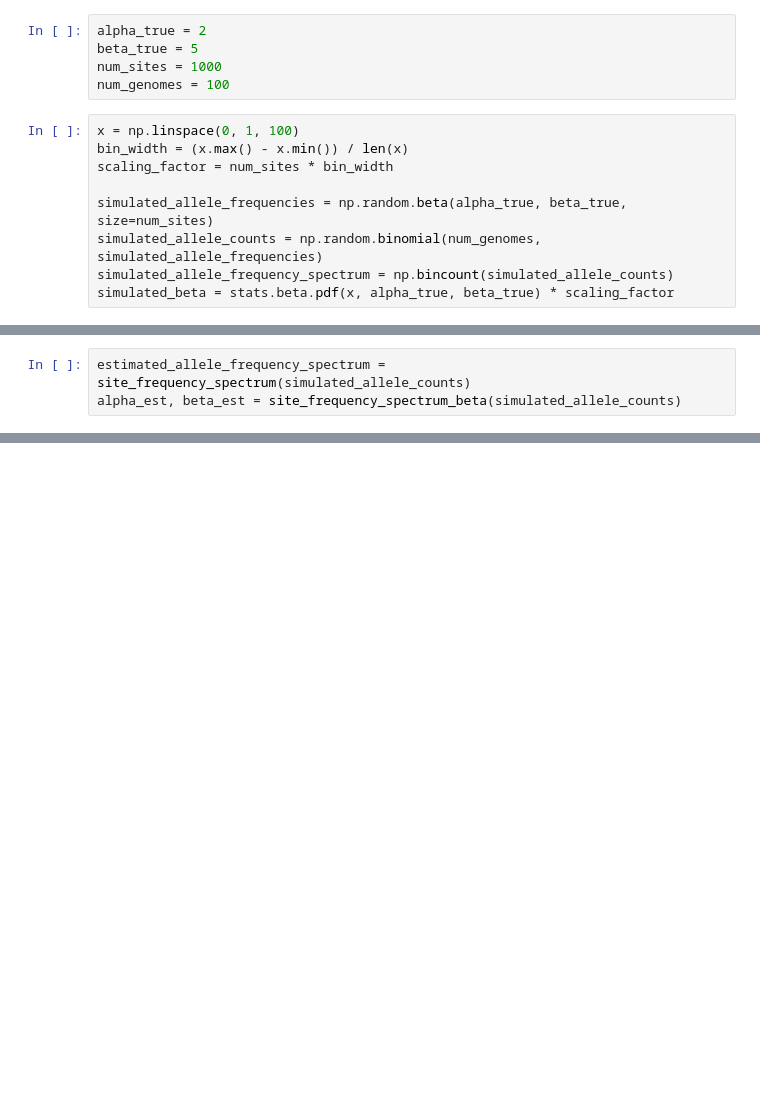
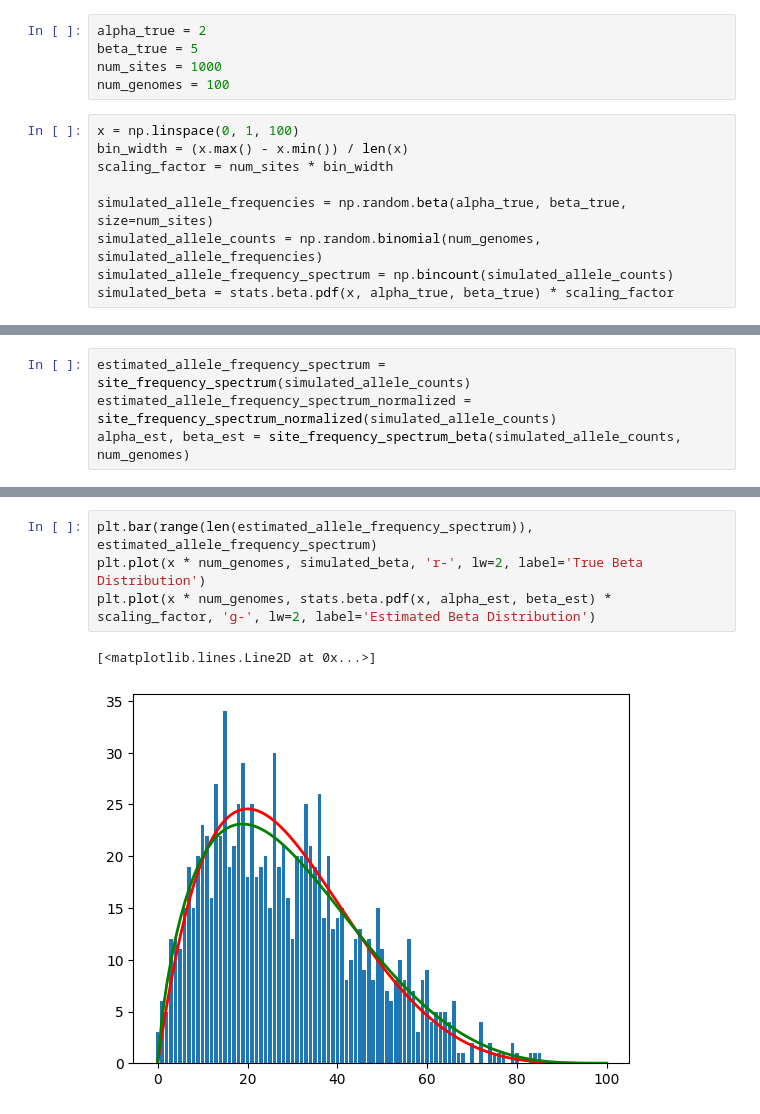
Before and after one commit to Fzhou1997/Masters-Research-Genomic-Privacy, a Jupyter notebook: notebooks/test_site_frequency_spectrum.ipynb, the cells around one changed output, grey strips where cells are left out. Drawn from its saved outputs; the diff is of its cells as text; blank space fills up the shorter version.

Commit message:
fixed site_frequency_spectrum_beta

```diff
--- a/notebooks/test_site_frequency_spectrum.ipynb
+++ b/notebooks/test_site_frequency_spectrum.ipynb
@@ -28,3 +29,4 @@ plt.plot(x * num_genomes, simulated_beta, 'r-', lw=2, label='True Beta Distribut
 # %%
 estimated_allele_frequency_spectrum = site_frequency_spectrum(simulated_allele_counts)
-alpha_est, beta_est = site_frequency_spectrum_beta(simulated_allele_counts)
+estimated_allele_frequency_spectrum_normalized = site_frequency_spectrum_normalized(simulated_allele_counts)
+alpha_est, beta_est = site_frequency_spectrum_beta(simulated_allele_counts, num_genomes)
@@ -38,0 +39,7 @@ Estimated alpha: 1.1515628383629832, Estimated beta: 1.3268441100647155
+# %%
+plt.bar(range(len(estimated_allele_frequency_spectrum)), estimated_allele_frequency_spectrum)
+plt.plot(x * num_genomes, simulated_beta, 'r-', lw=2, label='True Beta Distribution')
+plt.plot(x * num_genomes, stats.beta.pdf(x, alpha_est, beta_est) * scaling_factor, 'g-', lw=2, label='Estimated Beta Distribution')
+# %% [output]
+[<matplotlib.lines.Line2D at 0x...>]
+[figure, added]
```
Also changed, not shown: parts of 4 cells of this notebook, 1 other file.
